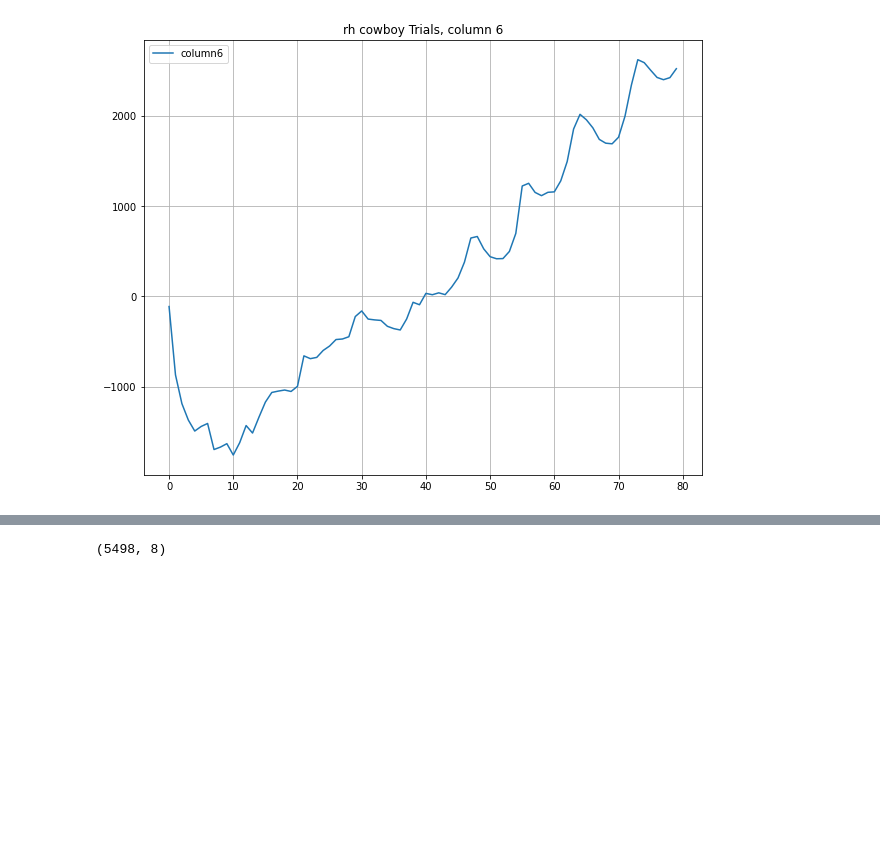
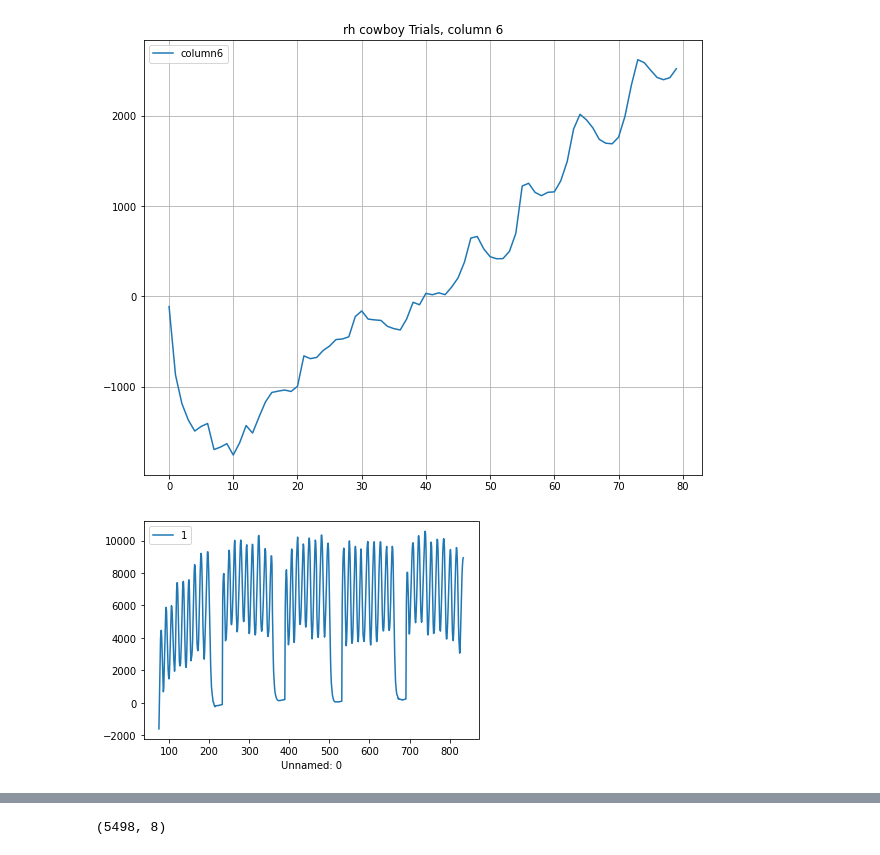
Before and after one commit to CG4002-AY2122S1-B02/CG4002_Capstone, a Jupyter notebook: ML/boing_week_13.ipynb, the cells around one changed output, grey strips where cells are left out. Drawn from its saved outputs; the diff is of its cells as text; code cells hidden in the pictures; blank space fills up the shorter version.

```diff
--- a/ML/boing_week_13.ipynb
+++ b/ML/boing_week_13.ipynb
@@ -117,4 +117,13 @@ for column in column_l:
 [figure]
 [figure]
 [figure]
+# %%
+#cowboy, jamesbond, dab, mermaid,pushback, scarescrow
+p1 = pd.read_csv('real_data/rh/rh2_window360.csv',index_col = False)
+# p1 = p1[(p1['Unnamed: 0'] >= 549) & (p1['Unnamed: 0'] >= 1786)]
+p1 = p1[p1['0'] != 0]
+p1.plot(x='Unnamed: 0',y=['1'])
+p1.to_csv('real_data/w13/rh_3_window360.csv',index = False)
+# %% [output]
+[figure, added]
 # %%
```
Also changed, not shown: parts of 1 cell of this notebook, 25 other files.
